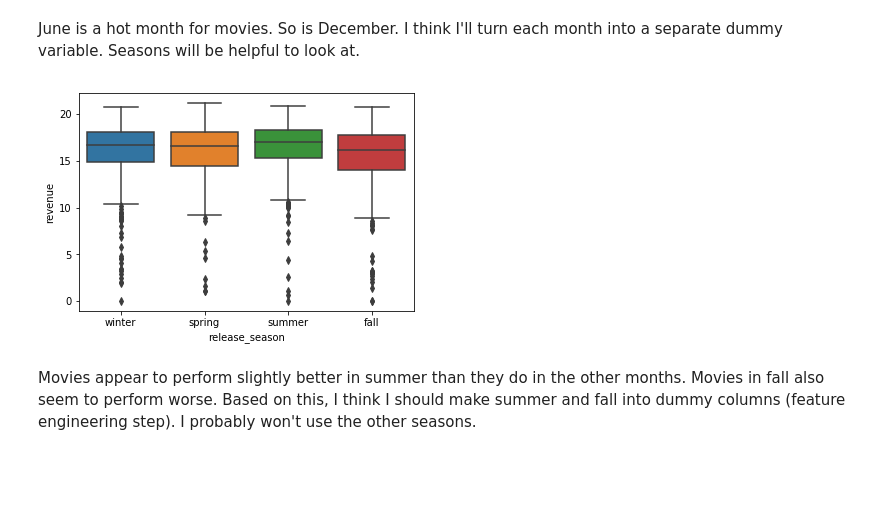
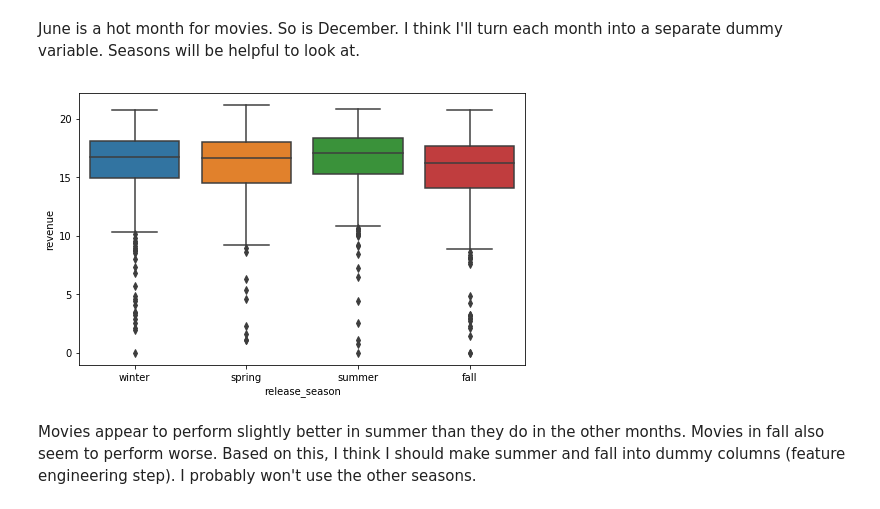
Before and after one commit to collindching/Learning-Exercises, a Jupyter notebook: Box Office Revenue Prediction/Regression Model.ipynb, the cells around one changed output. Saved outputs shown, nothing was run; the diff lists cells and outputs as text; code cells hidden in the pictures; blank space fills up the shorter version.

```diff
--- a/Box Office Revenue Prediction/Regression Model.ipynb
+++ b/Box Office Revenue Prediction/Regression Model.ipynb
@@ -296,4 +311,4 @@ train[['original_title',
        'revenue',
        'budget']].sort_values('popularity',ascending=False).head(15)
 
-train.drop('revenue_to_budget',axis=1)
+train.drop('revenue_to_budget',axis=1,inplace=True)
@@ -456,22 +457,23 @@ June is a hot month for movies. So is December. I think I'll turn each month int
 # %%
 def get_season(dates):
     season = [1,1,2,2,2,3,3,3,4,4,4,1]
 
     season_map = {
         1:'winter',
         2:'spring',
         3:'summer',
         4:'fall'
     }
 
     return dates.dt.month.apply(lambda x: season_map[season[x - 1]])
 
 train['release_season'] = get_season(train['release_date'])
 test['release_season'] = get_season(test['release_date'])
 
+plt.figure(figsize=(8,5));
 sns.boxplot(train['release_season'],np.log(train['revenue']));
 # %% [output]
-[figure, old version]
+[figure, new version]
 # %% [markdown]
 Movies appear to perform slightly better in summer than they do in the other months. Movies in fall also seem to perform worse. Based on this, I think I should make summer and fall into dummy columns (feature engineering step). I probably won't use the other seasons.
 # %% [markdown]
```
Also changed, not shown: parts of 73 cells of this notebook, 1 other file.
